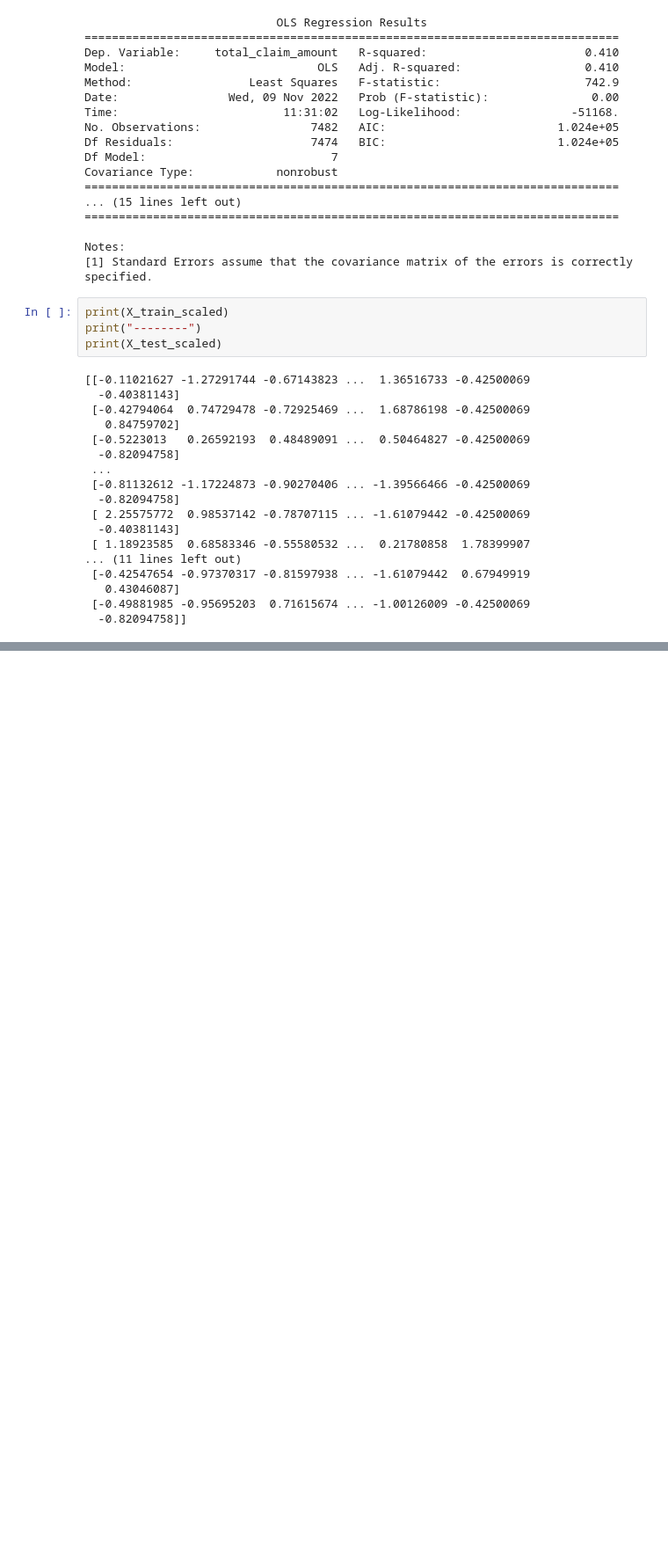
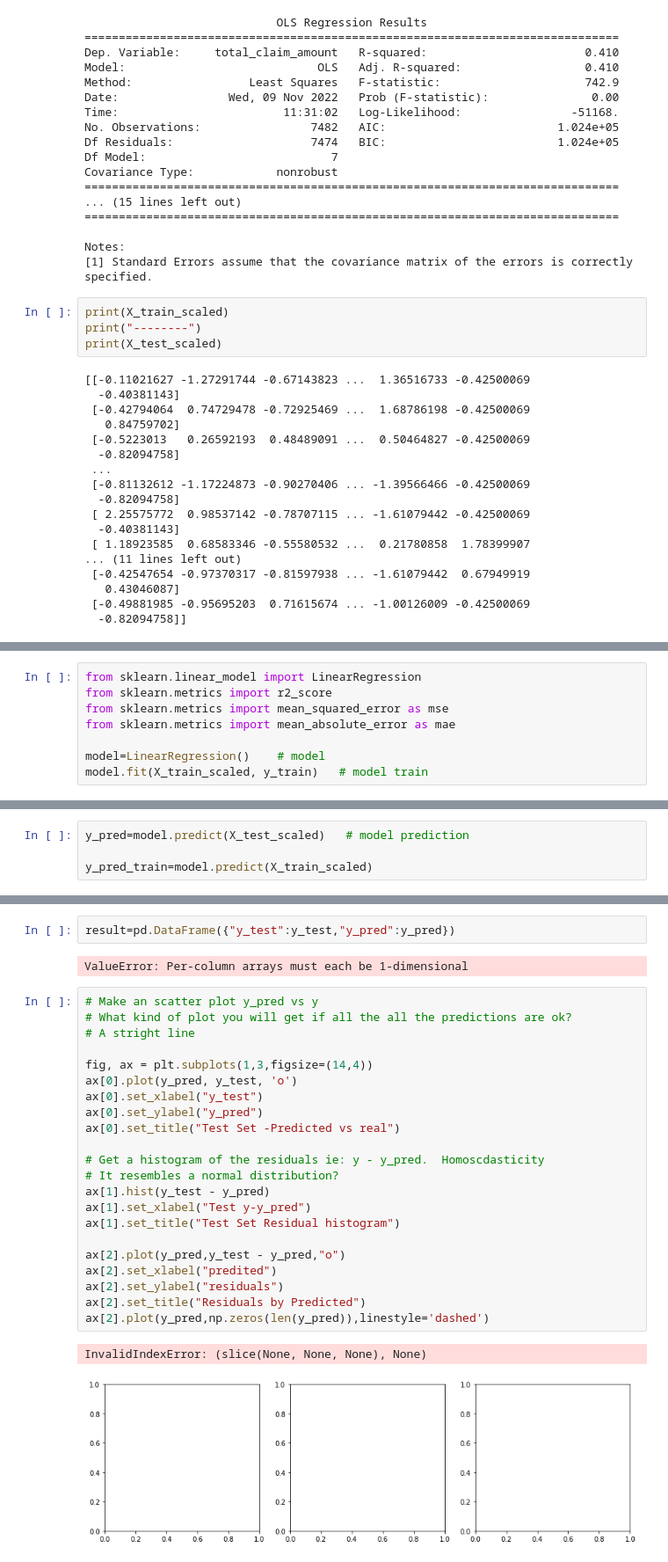
Before and after one commit to nirglik/IronNirlab, a Jupyter notebook: Week 2/Day 10/Linear regression.ipynb, the cells around one changed output, grey strips where cells are left out. Shown at 88% size. Saved outputs shown, nothing was run; the diff lists cells and outputs as text; blank space fills up the shorter version.

```diff
--- a/Week 2/Day 10/Linear regression.ipynb
+++ b/Week 2/Day 10/Linear regression.ipynb
@@ -178,0 +199,8 @@ print(X_test_scaled)
+# %%
+from sklearn.linear_model import LinearRegression
+from sklearn.metrics import r2_score
+from sklearn.metrics import mean_squared_error as mse
+from sklearn.metrics import mean_absolute_error as mae
+
+model=LinearRegression()    # model
+model.fit(X_train_scaled, y_train)   # model train
@@ -178,0 +234,4 @@ print(X_test_scaled)
+# %%
+y_pred=model.predict(X_test_scaled)   # model prediction
+
+y_pred_train=model.predict(X_train_scaled)
@@ -178,0 +310,29 @@ print(X_test_scaled)
+# %%
+result=pd.DataFrame({"y_test":y_test,"y_pred":y_pred})
+# %% [output]
+ValueError: Per-column arrays must each be 1-dimensional
+# %%
+# Make an scatter plot y_pred vs y
+# What kind of plot you will get if all the all the predictions are ok?
+# A stright line
+
+fig, ax = plt.subplots(1,3,figsize=(14,4))
+ax[0].plot(y_pred, y_test, 'o')
+ax[0].set_xlabel("y_test")
+ax[0].set_ylabel("y_pred")
+ax[0].set_title("Test Set -Predicted vs real")
+
+# Get a histogram of the residuals ie: y - y_pred.  Homoscdasticity
+# It resembles a normal distribution?
+ax[1].hist(y_test - y_pred)
+ax[1].set_xlabel("Test y-y_pred")
+ax[1].set_title("Test Set Residual histogram")
+
+ax[2].plot(y_pred,y_test - y_pred,"o")
+ax[2].set_xlabel("predited")
+ax[2].set_ylabel("residuals")
+ax[2].set_title("Residuals by Predicted")
+ax[2].plot(y_pred,np.zeros(len(y_pred)),linestyle='dashed')
+# %% [output]
+InvalidIndexError: (slice(None, None, None), None)
+[figure, added]
```
Also changed, not shown: parts of 17 cells of this notebook, 1 other file.
